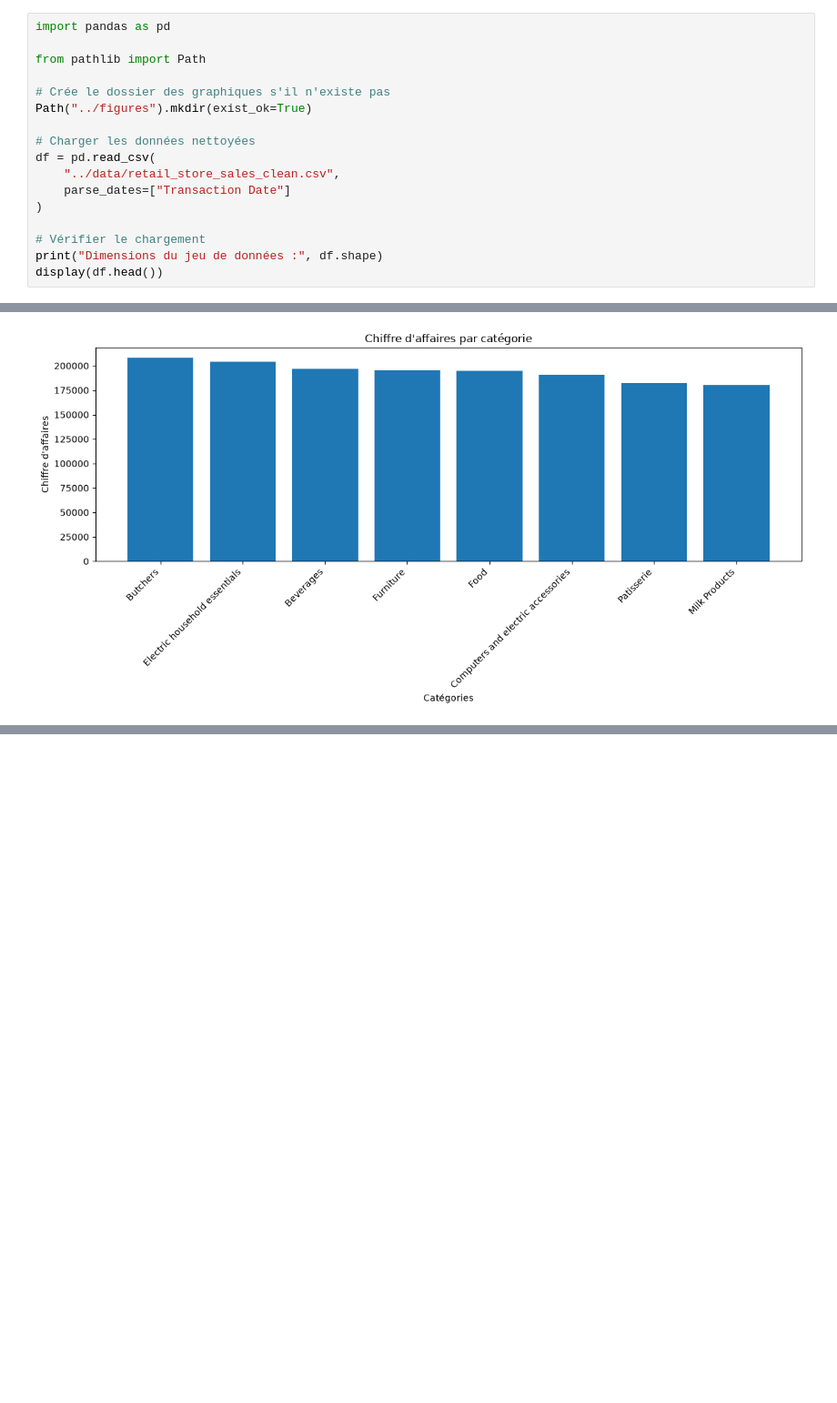
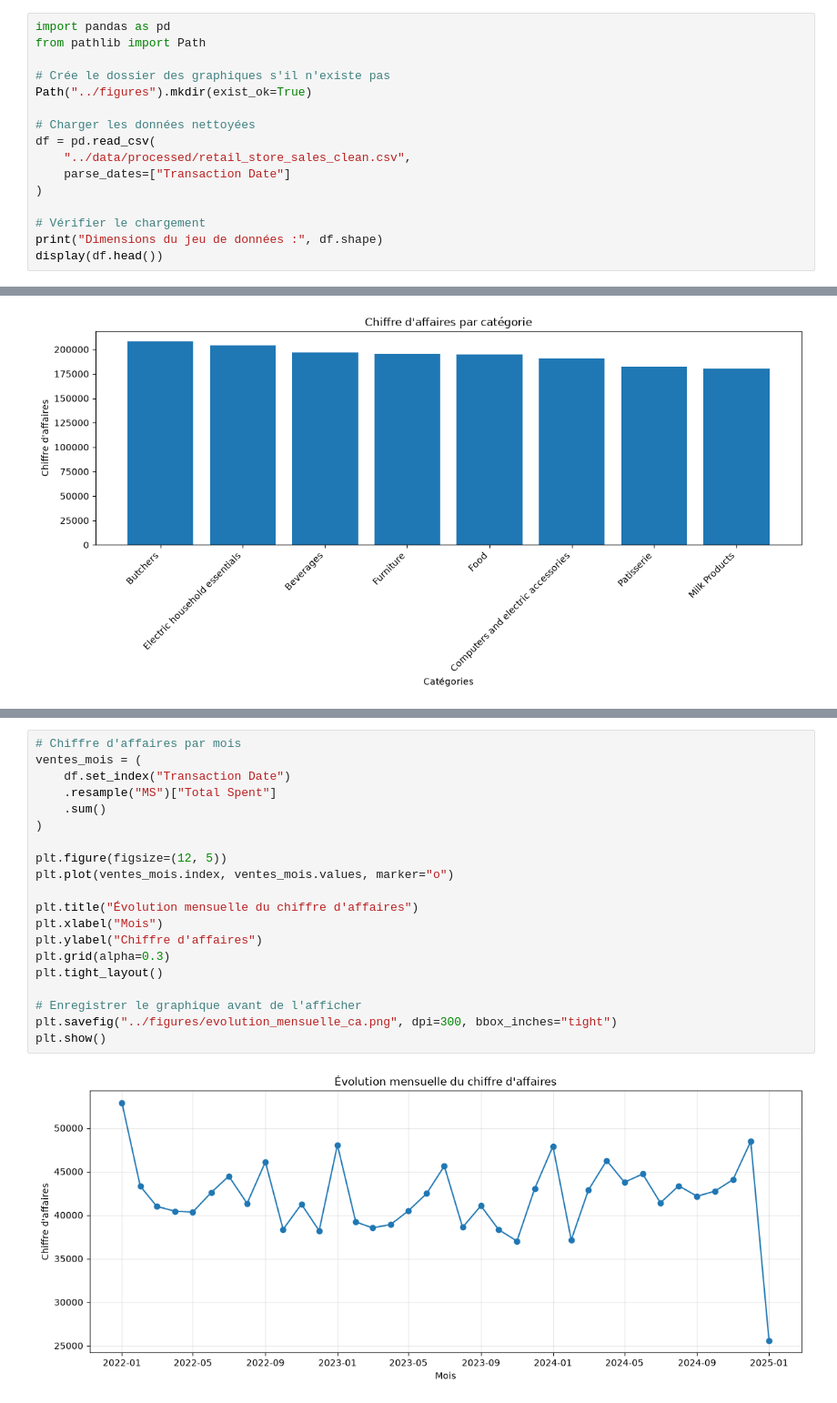
Before and after one commit to feriel-web/analyse-Retail-Store-Sales, a Jupyter notebook: projet-analyse/notebooks/03_analyse.ipynb, the cells around one changed output, grey strips where cells are left out. Shown at 91% size. Saved outputs shown, nothing was run; the diff lists cells and outputs as text; blank space fills up the shorter version.

```diff
--- a/projet-analyse/notebooks/03_analyse.ipynb
+++ b/projet-analyse/notebooks/03_analyse.ipynb
@@ -1,6 +1,5 @@
 # %%
 import pandas as pd
-
 from pathlib import Path
 
 # Crée le dossier des graphiques s'il n'existe pas
@@ -8,7 +7,7 @@ Path("../figures").mkdir(exist_ok=True)
 
 # Charger les données nettoyées
 df = pd.read_csv(
-    "../data/retail_store_sales_clean.csv",
+    "../data/processed/retail_store_sales_clean.csv",
     parse_dates=["Transaction Date"]
 )
 
@@ -111,0 +129,22 @@ plt.show()
+# %%
+# Chiffre d'affaires par mois
+ventes_mois = (
+    df.set_index("Transaction Date")
+    .resample("MS")["Total Spent"]
+    .sum()
+)
+
+plt.figure(figsize=(12, 5))
+plt.plot(ventes_mois.index, ventes_mois.values, marker="o")
+
+plt.title("Évolution mensuelle du chiffre d'affaires")
+plt.xlabel("Mois")
+plt.ylabel("Chiffre d'affaires")
+plt.grid(alpha=0.3)
+plt.tight_layout()
+
+# Enregistrer le graphique avant de l'afficher
+plt.savefig("../figures/evolution_mensuelle_ca.png", dpi=300, bbox_inches="tight")
+plt.show()
+# %% [output]
+[figure, added]
```
Also changed, not shown: parts of 20 cells of this notebook, 8 other files.
